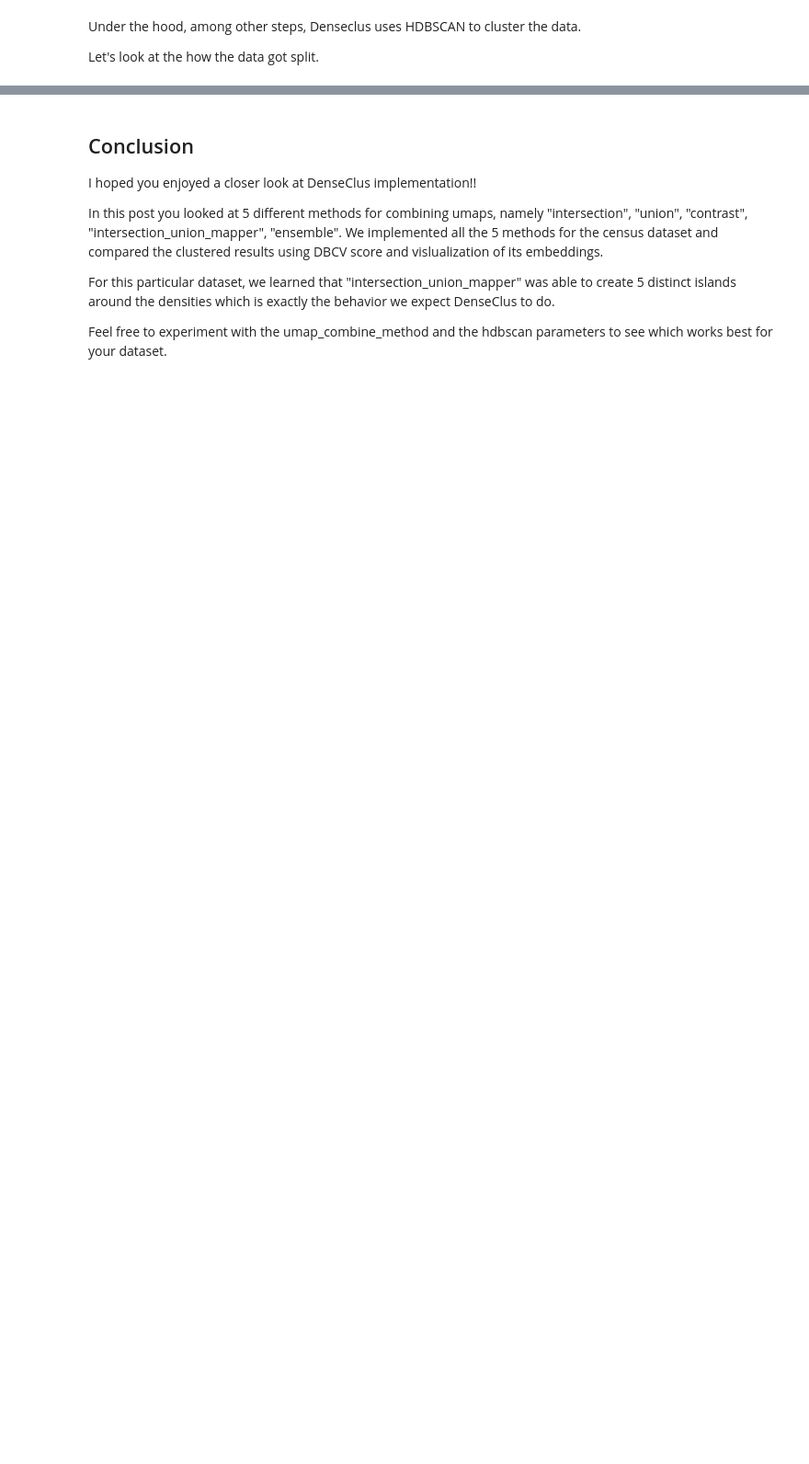
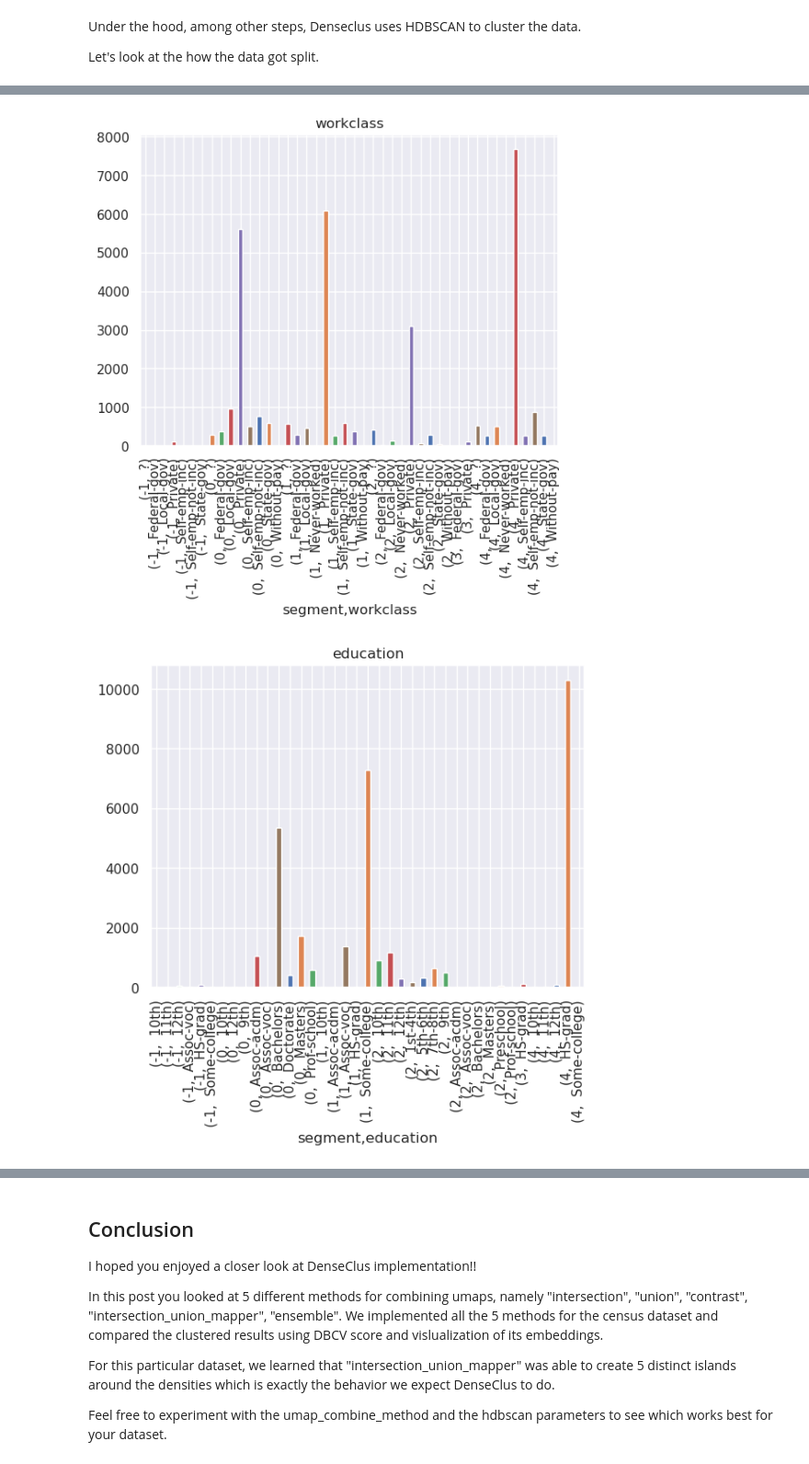
Before and after one commit to awslabs/amazon-denseclus, a Jupyter notebook: notebooks/DenseClusImplentation.ipynb, the cells around one changed output, grey strips where cells are left out. Shown at 92% size. Cells and saved outputs as stored; diff of their text form; code cells hidden in the pictures; blank space fills up the shorter version.

```diff
--- a/notebooks/DenseClusImplentation.ipynb
+++ b/notebooks/DenseClusImplentation.ipynb
@@ -370,0 +369,6 @@ Specifically, 5 groups got identified by the data.
+# %%
+df["segment"] = labels
+
+numerics = df.select_dtypes(include=[int, float]).drop(labels=["segment"], axis=1).columns.tolist()
+
+df[numerics + ["segment"]].groupby(["segment"]).mean()
@@ -370,0 +398,12 @@ Specifically, 5 groups got identified by the data.
+# %%
+categorical = df.select_dtypes(include=["object"])
+# %%
+for c in categorical.columns:
+    df.groupby(["segment"] + [c]).size().plot(
+        kind="bar", color=sns.color_palette("deep", np.unique(labels).shape[0])
+    )
+    plt.title(c)
+    plt.show()
+# %% [output]
+[figure, added]
+[figure, added]
```
Also changed, not shown: parts of 39 cells of this notebook.
